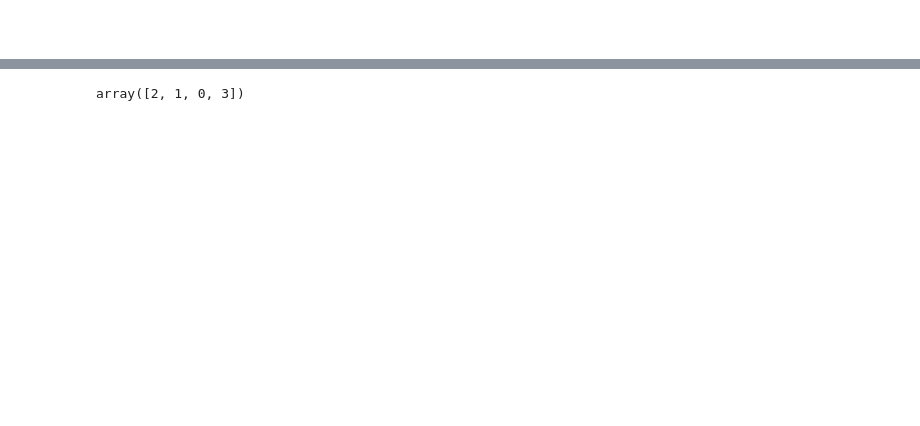
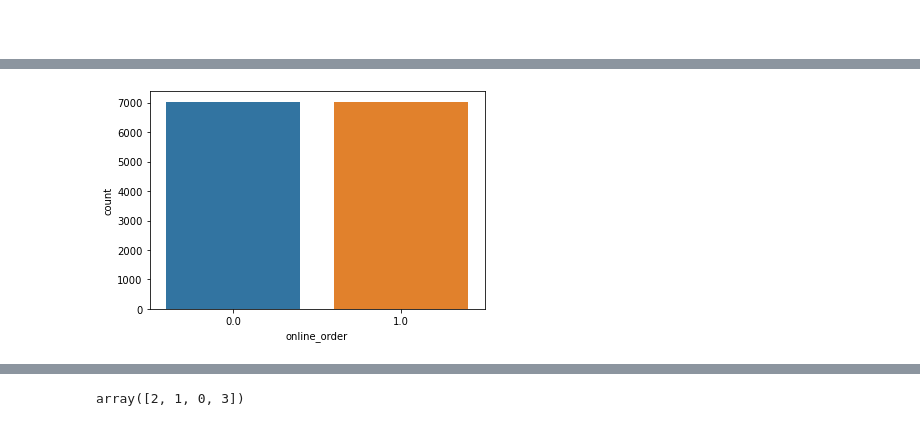
Before and after one commit to VanQuanDONG/Forage, a Jupyter notebook: KPMG/46317058.ipynb, the cells around one changed output, grey strips where cells are left out. Saved outputs shown, nothing was run; the diff lists cells and outputs as text; code cells hidden in the pictures; blank space fills up the shorter version.

```diff
--- a/KPMG/46317058.ipynb
+++ b/KPMG/46317058.ipynb
@@ -337,0 +402,5 @@ merge.head(10)
+# %%
+sns.countplot(merge['online_order'])
+plt.show()
+# %% [output]
+[figure, added]
```
Also changed, not shown: parts of 85 cells of this notebook, 1 other file.
